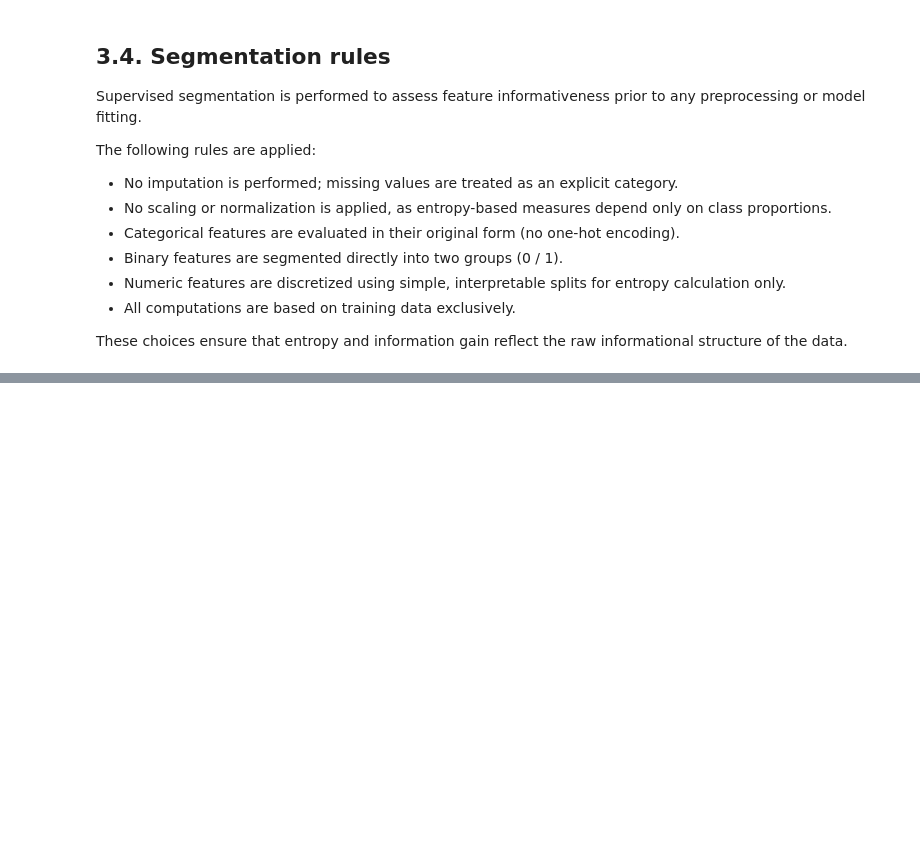
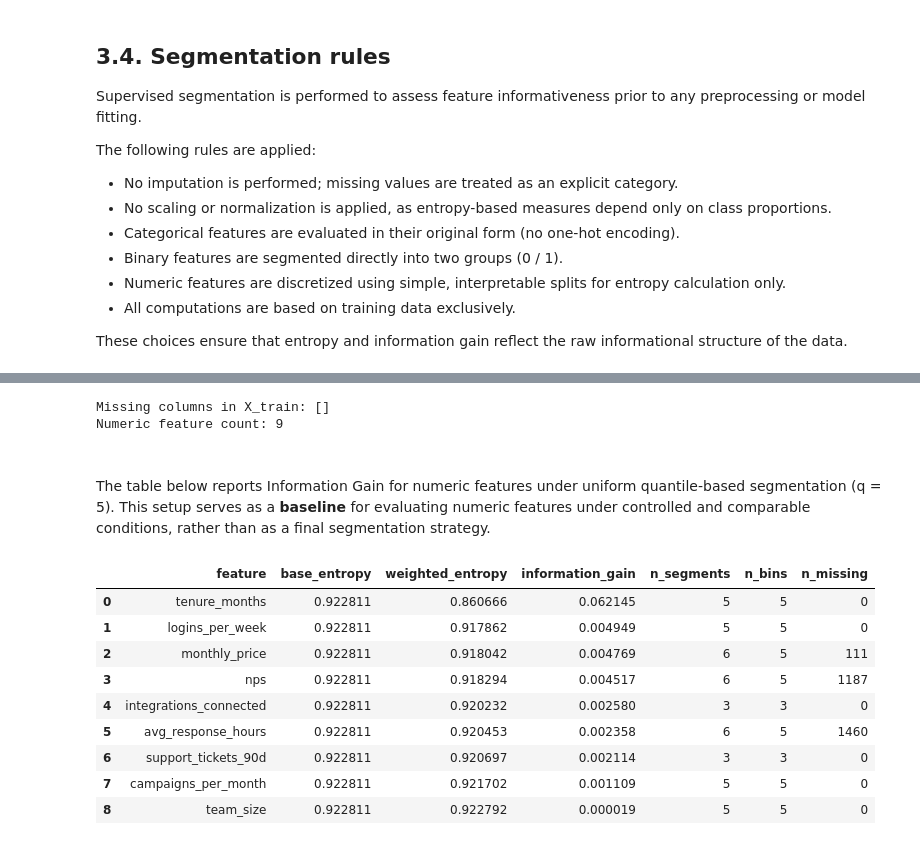
Before and after one commit to nastasiaoginska/customer-churn-predictive-modeling, a Jupyter notebook: notebooks/03_supervised_segmentation_entropy_ig.ipynb, the cells around one changed output, grey strips where cells are left out. Saved outputs shown, nothing was run; the diff lists cells and outputs as text; code cells hidden in the pictures; blank space fills up the shorter version.

```diff
--- a/notebooks/03_supervised_segmentation_entropy_ig.ipynb
+++ b/notebooks/03_supervised_segmentation_entropy_ig.ipynb
@@ -20,7 +20,7 @@ import seaborn as sns
 ## 3.2. Load prepared training data
 # %%
 X_train = pd.read_csv("../data/X_train.csv")
-y_train = pd.read_csv("../data/y_train.csv")
+y_train = pd.read_csv("../data/y_train.csv")["churn"]
 # %% [markdown]
 ### 3.2.1. Quick sanity checks
 # %%
@@ -79,0 +286,30 @@ These choices ensure that entropy and information gain reflect the raw informati
+# %%
+numeric_features = [
+    "monthly_price",
+    "tenure_months",
+    "logins_per_week",
+    "campaigns_per_month",
+    "avg_response_hours",
+    "nps",
+    "team_size",
+    "integrations_connected",
+    "support_tickets_90d",
+]
+
+missing_cols = [c for c in numeric_features if c not in X_train.columns]
+print("Missing columns in X_train:", missing_cols)
+
+print("Numeric feature count:", len(numeric_features))
+# %% [output]
+Missing columns in X_train: []
+Numeric feature count: 9
+# %%
+def make_qcut_bins(s: pd.Series, q: int = 5) -> pd.Series:
+    """
+    Quantile binning with q bins. Keeps NaN as NaN (will be handled as a separate segment later).
+    Returns a categorical Series with Interval bins.
+    """
+    s_non_null = s.dropna()
+    if s_non_null.nunique() < 2:
+        return pd.Series([pd.NA] * len(s), index=s.index, dtype="category")
+    return pd.qcut(s, q=q, duplicates="drop")
@@ -79,0 +382,36 @@ These choices ensure that entropy and information gain reflect the raw informati
+# %% [markdown]
+####
+The table below reports Information Gain for numeric features under uniform quantile-based segmentation (q = 5). This setup serves as a **baseline** for evaluating numeric features under controlled and comparable conditions, rather than as a final segmentation strategy.
+# %%
+binned_results = []
+segments_binned_by_feature = {}
+
+for f in numeric_features:
+    summary, seg_df = ig_for_binned_feature(
+        X=X_train,
+        y=y_train,
+        feature=f,
+        base_entropy=base_entropy,
+        q=5
+    )
+    binned_results.append(summary)
+    segments_binned_by_feature[f] = seg_df
+
+ig_binned_df = (
+    pd.DataFrame(binned_results)
+    .sort_values("information_gain", ascending=False)
+    .reset_index(drop=True)
+)
+
+ig_binned_df
+# %% [output]
+|  | feature | base_entropy | weighted_entropy | information_gain | n_segments | n_bins | n_missing |
+| 0 | tenure_months | 0.922811 | 0.860666 | 0.062145 | 5 | 5 | 0 |
+| 1 | logins_per_week | 0.922811 | 0.917862 | 0.004949 | 5 | 5 | 0 |
+| 2 | monthly_price | 0.922811 | 0.918042 | 0.004769 | 6 | 5 | 111 |
+| 3 | nps | 0.922811 | 0.918294 | 0.004517 | 6 | 5 | 1187 |
+| 4 | integrations_connected | 0.922811 | 0.920232 | 0.002580 | 3 | 3 | 0 |
+| 5 | avg_response_hours | 0.922811 | 0.920453 | 0.002358 | 6 | 5 | 1460 |
+| 6 | support_tickets_90d | 0.922811 | 0.920697 | 0.002114 | 3 | 3 | 0 |
+| 7 | campaigns_per_month | 0.922811 | 0.921702 | 0.001109 | 5 | 5 | 0 |
+| 8 | team_size | 0.922811 | 0.922792 | 0.000019 | 5 | 5 | 0 |
```
Also changed, not shown: parts of 30 cells of this notebook.
